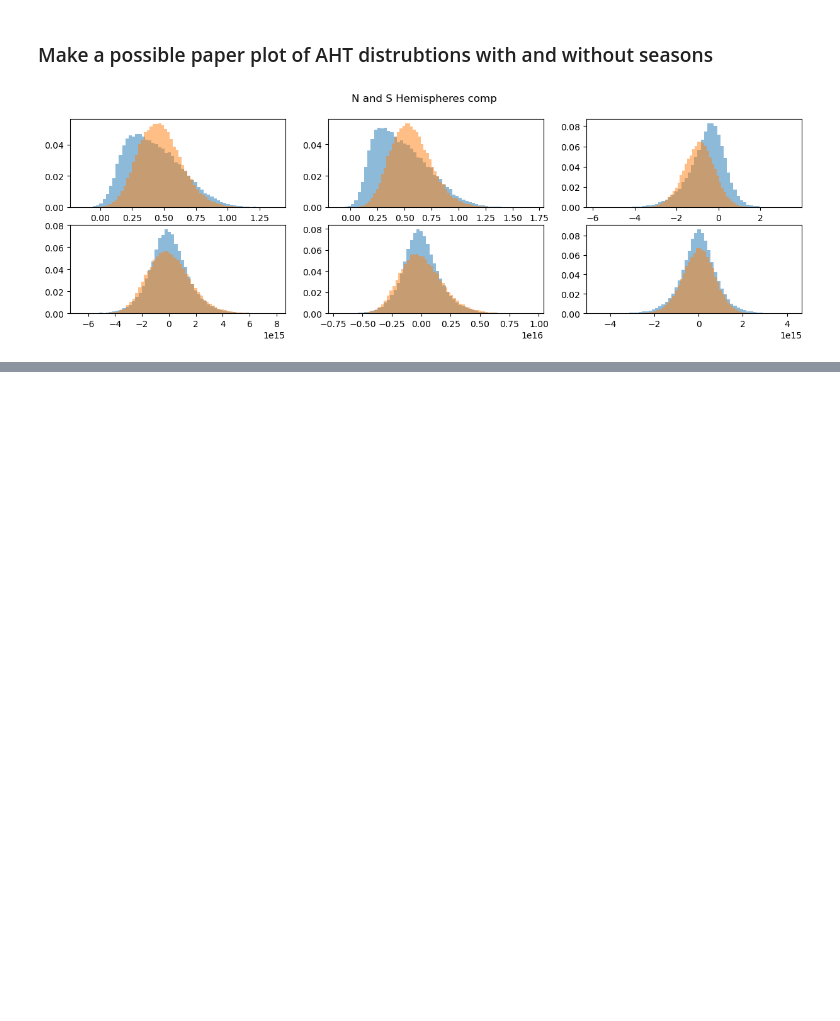
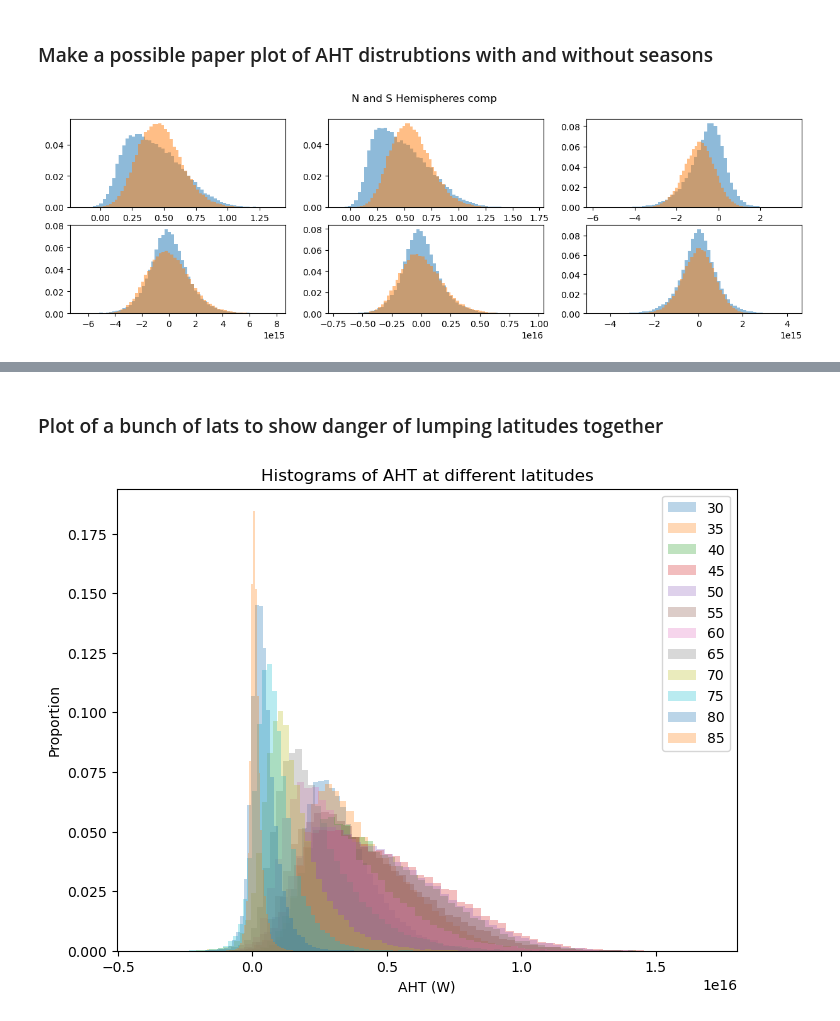
Before and after one commit to tylersc/ERA5_aht, a Jupyter notebook: AHT_distributions.ipynb, the cells around one changed output, grey strips where cells are left out. Saved outputs shown, nothing was run; the diff lists cells and outputs as text; code cells hidden in the pictures; blank space fills up the shorter version.

```diff
--- a/AHT_distributions.ipynb
+++ b/AHT_distributions.ipynb
@@ -489,0 +516,19 @@ plt.show()
+# %% [markdown]
+### Plot of a bunch of lats to show danger of lumping latitudes together
+# %%
+plt.figure(figsize=(8,6))
+
+for which_lat in range(30, 89, 5):
+    eddy_aht = aht_ds.eddy_aht.sel(latitude=which_lat).values.flatten()
+    plt.hist(eddy_aht, weights=np.ones(len(eddy_aht)) / len(eddy_aht), bins=60, alpha=0.3, label=str(which_lat))
+
+plt.legend(loc=0)
+plt.xlabel('AHT (W)')
+
+plt.ylabel('Proportion')
+
+plt.title('Histograms of AHT at different latitudes')
+
+plt.show()
+# %% [output]
+[figure, added]
```
Also changed, not shown: parts of 4 cells of this notebook.
